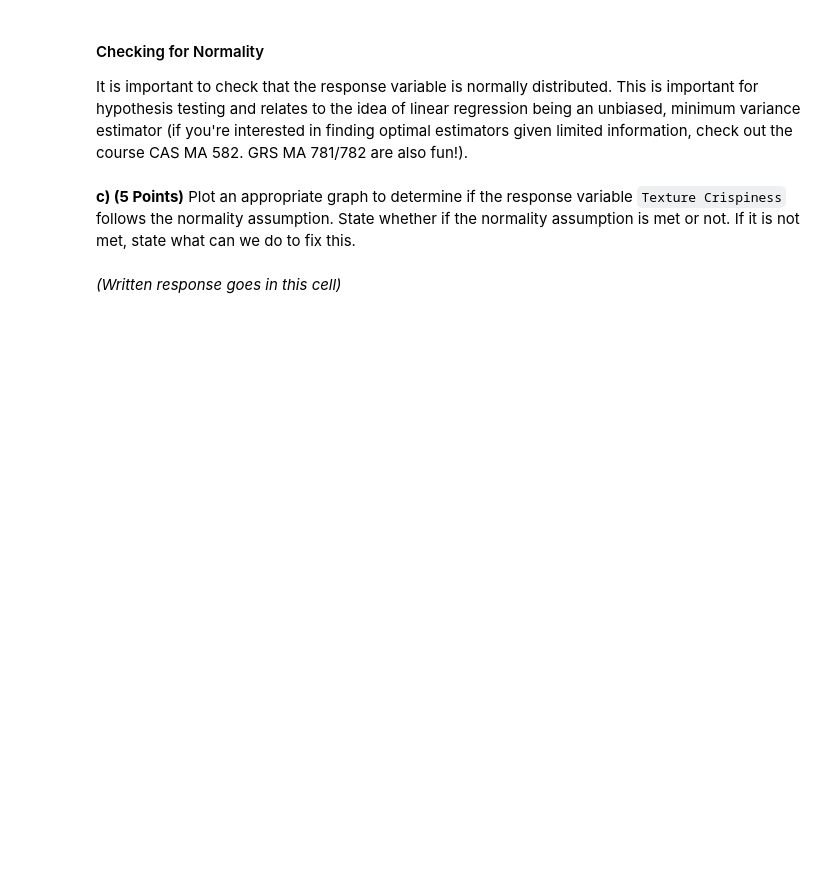
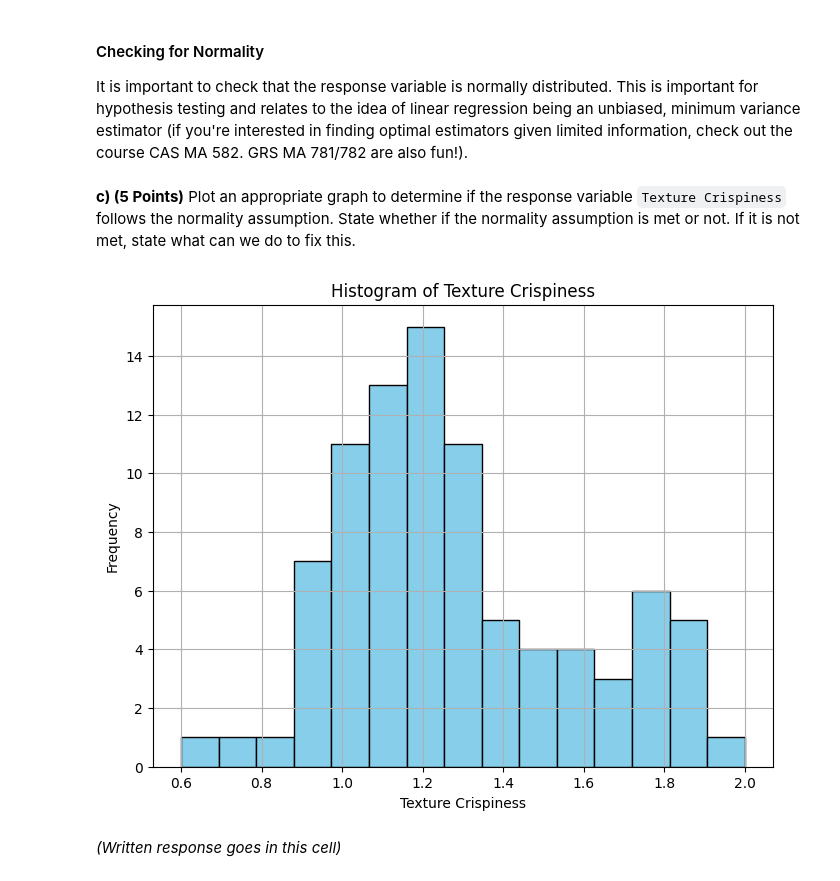
Before and after one commit to munirsidd/cs506, a Jupyter notebook: Homeworks/Homework 4/homework4.ipynb, the cells around one changed output. Saved outputs shown, nothing was run; the diff lists cells and outputs as text; code cells hidden in the pictures; blank space fills up the shorter version.

```diff
--- a/Homeworks/Homework 4/homework4.ipynb
+++ b/Homeworks/Homework 4/homework4.ipynb
@@ -234,6 +251,16 @@ It is important to check all requirements/assumptions for linear regression are
 It is important to check that the response variable is normally distributed. This is important for hypothesis testing and relates to the idea of linear regression being an unbiased, minimum variance estimator (if you're interested in finding optimal estimators given limited information, check out the course CAS MA 582. GRS MA 781/782 are also fun!).
 # %% [markdown]
 **c) (5 Points)** Plot an appropriate graph to determine if the response variable `Texture Crispiness` follows the normality assumption. State whether if the normality assumption is met or not. If it is not met, state what can we do to fix this.
+# %%
+plt.figure(figsize=(8, 6))
+plt.hist(cookie_data['Texture Crispiness'], bins=15, color='skyblue', edgecolor='black')
+plt.title('Histogram of Texture Crispiness')
+plt.xlabel('Texture Crispiness')
+plt.ylabel('Frequency')
+plt.grid(True)
+plt.show()
+# %% [output]
+[figure, added]
 # %% [markdown]
 _(Written response goes in this cell)_
 # %% [markdown]
```
Also changed, not shown: parts of 6 cells of this notebook, 4 other files.
